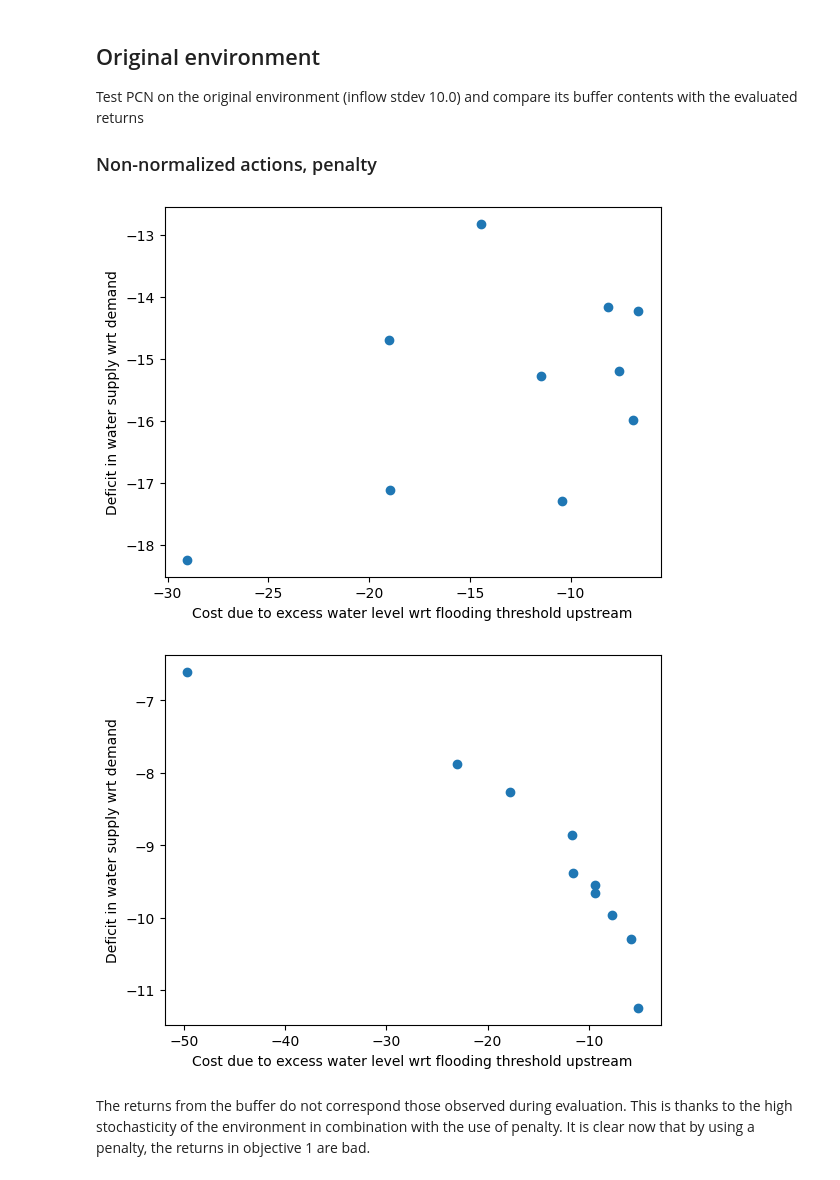
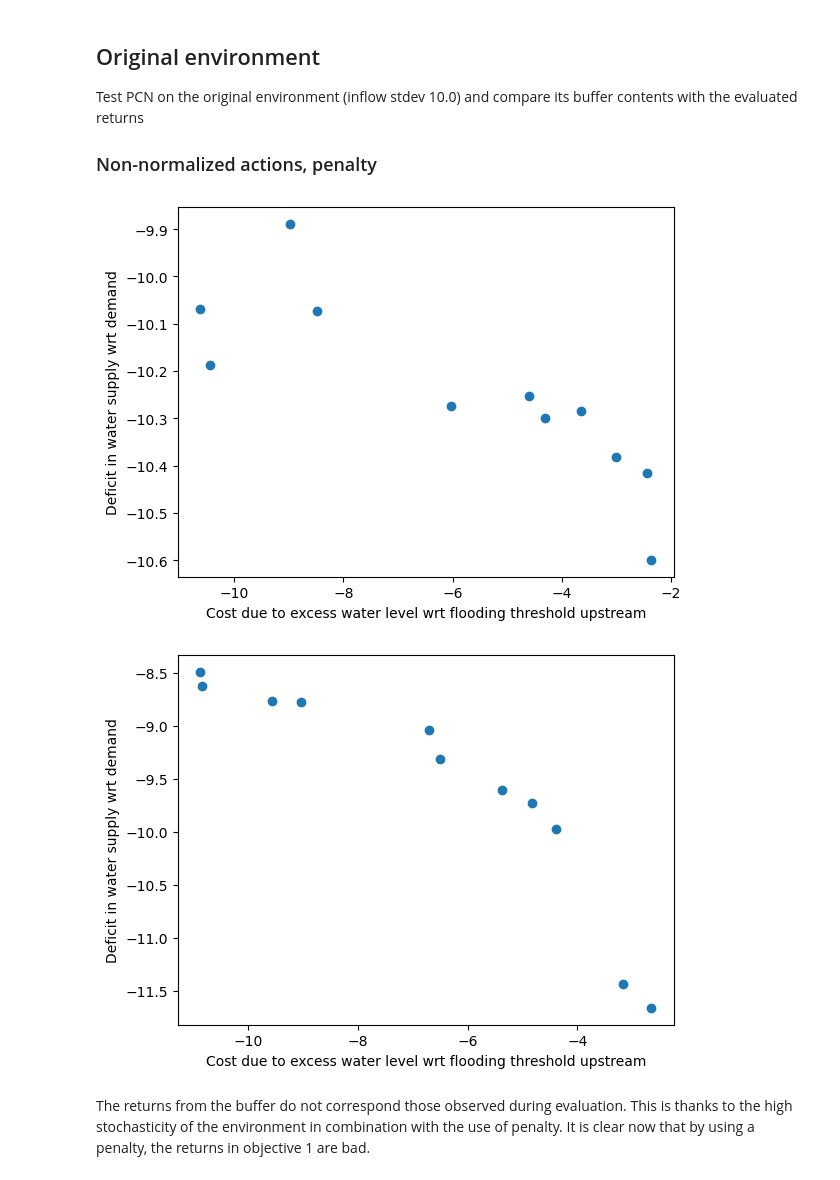
Before and after one commit to liammertens/water-resource-management, a Jupyter notebook: PCN/main.ipynb, the cells around one changed output. Cells and saved outputs as stored; diff of their text form; code cells hidden in the pictures.

```diff
--- a/PCN/main.ipynb
+++ b/PCN/main.ipynb
@@ -150,14 +118,12 @@ buffered_returns = PCNAgent.train(10000000, env, np.array((-100.0,-100.0), dtype
 buffered_returns = np.array(buffered_returns).transpose()
 df = pd.DataFrame({'objective_1': buffered_returns[0], 'objective_2': buffered_returns[1]})
 df.to_csv('./buffer_pen.csv', index=False)
-# %%
-plot_pf('./noise5_pen_originalEnv.csv')
-# %% [output]
-[figure, removed]
 # %%
+plot_pf('./noise20_pen.csv')
 plot_pf('./buffer_pen.csv')
 # %% [output]
-[figure, old version]
+[figure, new version]
+[figure, added]
 # %% [markdown]
 The returns from the buffer do not correspond those observed during evaluation. This is thanks to the high stochasticity of the environment in combination with the use of penalty. It is clear now that by using a penalty, the returns in objective 1 are bad.
 # %% [markdown]
```
Also changed, not shown: parts of 14 cells of this notebook, 19 other files.
